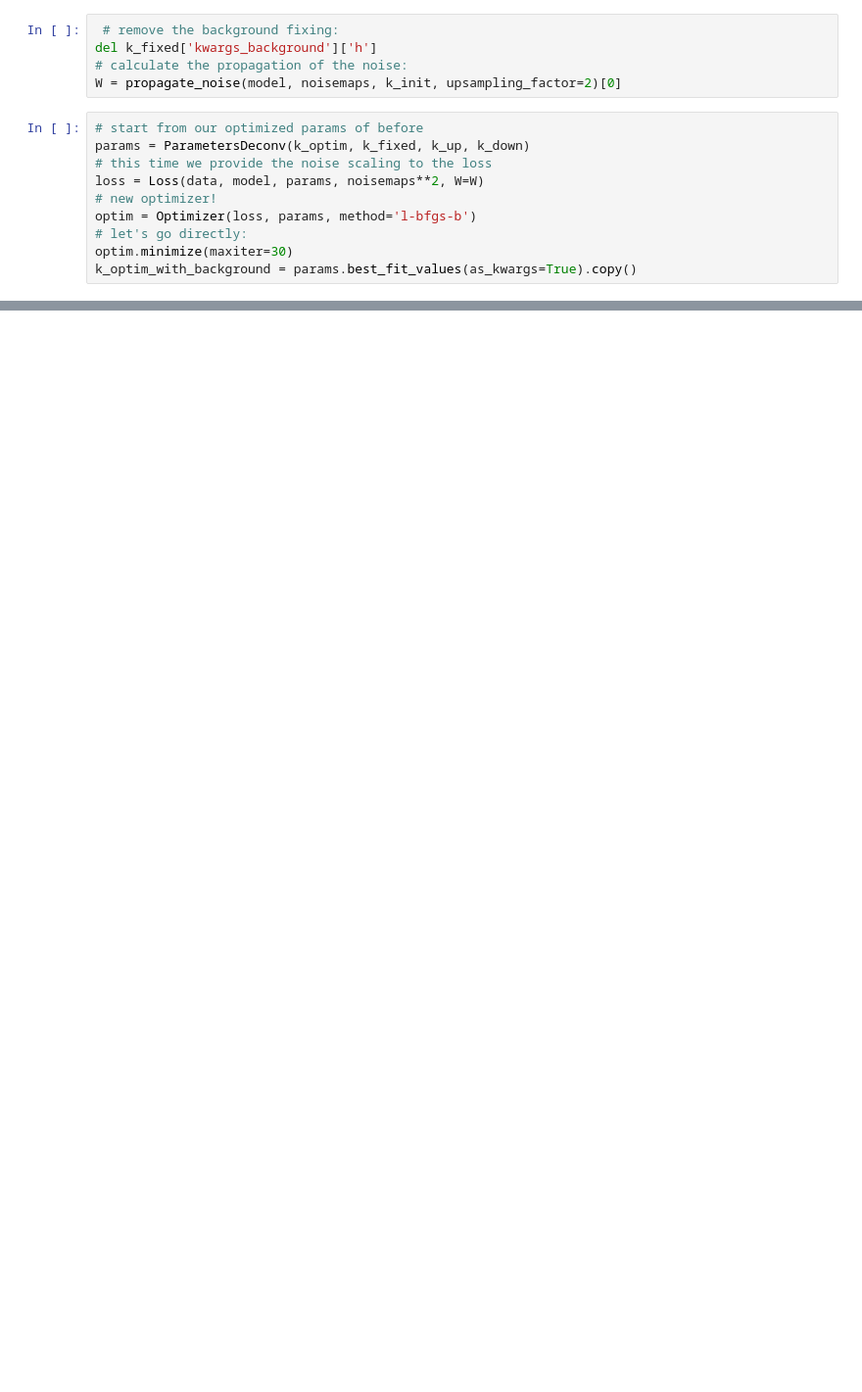
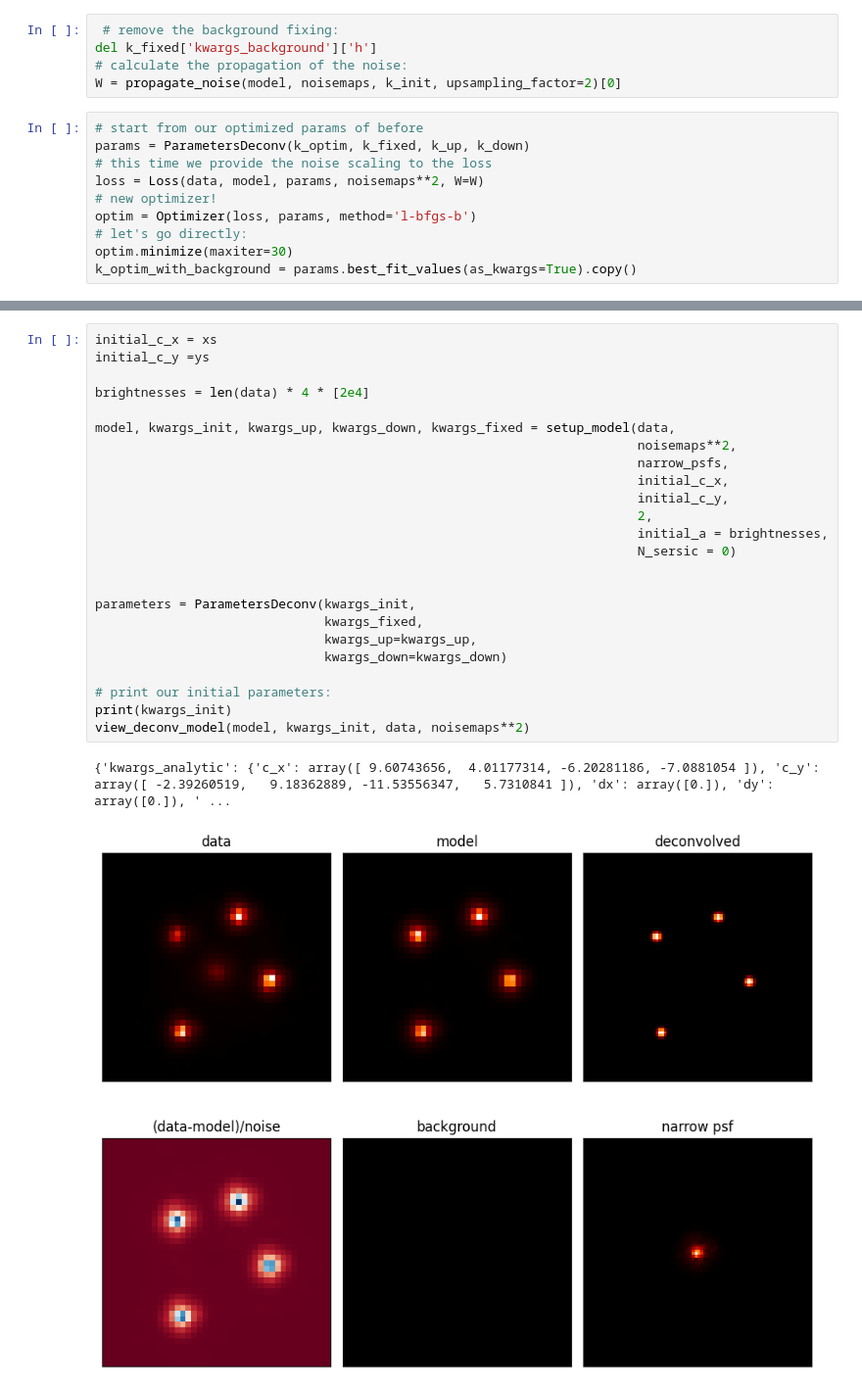
Before and after one commit to felavila/SFstarred, a Jupyter notebook: notebooks/chapter_3_deconvolving.ipynb, the cells around one changed output, grey strips where cells are left out. Shown at 98% size. Saved outputs shown, nothing was run; the diff lists cells and outputs as text; blank space fills up the shorter version.

```diff
--- a/notebooks/chapter_3_deconvolving.ipynb
+++ b/notebooks/chapter_3_deconvolving.ipynb
@@ -160,0 +162,27 @@ view_deconv_model(model, k_optim_with_background, data, noisemaps**2, figsize=(1
+# %%
+initial_c_x = xs
+initial_c_y =ys
+
+brightnesses = len(data) * 4 * [2e4]
+
+model, kwargs_init, kwargs_up, kwargs_down, kwargs_fixed = setup_model(data,
+                                                                       noisemaps**2,
+                                                                       narrow_psfs,
+                                                                       initial_c_x,
+                                                                       initial_c_y,
+                                                                       2,
+                                                                       initial_a = brightnesses,
+                                                                       N_sersic = 0)
+
+
+parameters = ParametersDeconv(kwargs_init,
+                              kwargs_fixed,
+                              kwargs_up=kwargs_up,
+                              kwargs_down=kwargs_down)
+
+# print our initial parameters:
+print(kwargs_init)
+view_deconv_model(model, kwargs_init, data, noisemaps**2)
+# %% [output]
+{'kwargs_analytic': {'c_x': array([ 9.60743656,  4.01177314, -6.20281186, -7.0881054 ]), 'c_y': array([ -2.39260519,   9.18362889, -11.53556347,   5.7310841 ]), 'dx': array([0.]), 'dy': array([0.]), ' ...
+[figure, added]
```
Also changed, not shown: parts of 13 cells of this notebook, 6 other files.
